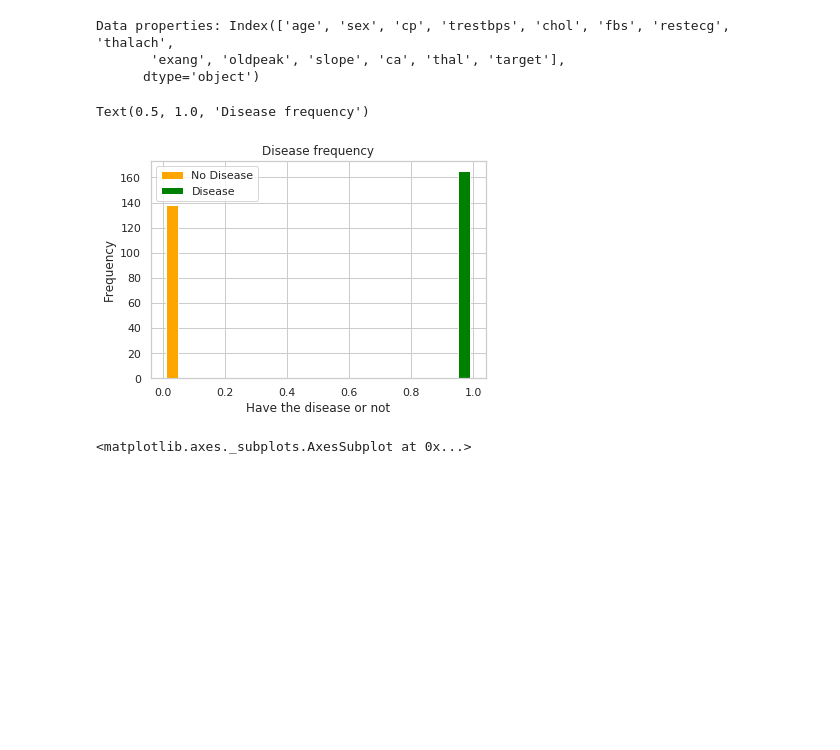
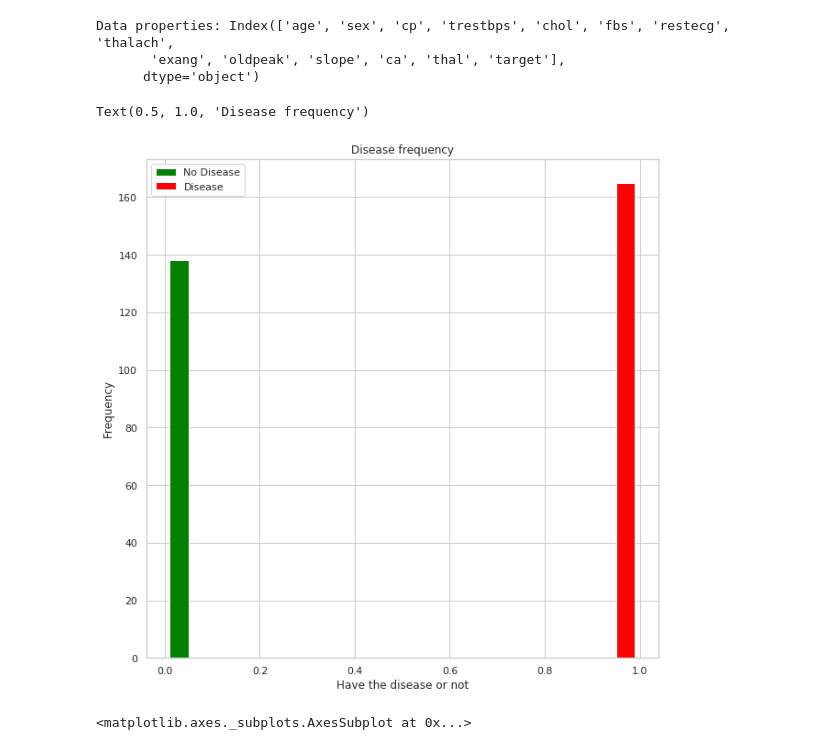
Before and after one commit to IbrahimShamma99/Heart-Disease, a Jupyter notebook: main.ipynb, the cells around one changed output. Drawn from its saved outputs; the diff is of its cells as text; code cells hidden in the pictures; blank space fills up the shorter version.

Commit message:
histogram

```diff
--- a/main.ipynb
+++ b/main.ipynb
@@ -82,14 +82,15 @@ for i in range(len(y)):
 # %%
 #0 = no, 1 = yes
 legend = ['No Disease', 'Disease']
-plt.hist([neg,pos], color=["orange","green"])
+plt.figure(figsize=(10,10))
+plt.hist([neg,pos], color=["green","red"])
 plt.legend(legend)
 plt.xlabel("Have the disease or not")
 plt.ylabel("Frequency")
 plt.title("Disease frequency")
 # %% [output]
 Text(0.5, 1.0, 'Disease frequency')
-[figure, old version]
+[figure, new version]
 # %%
 corr = df.corr()
 # Generate a mask for the upper triangle
```
